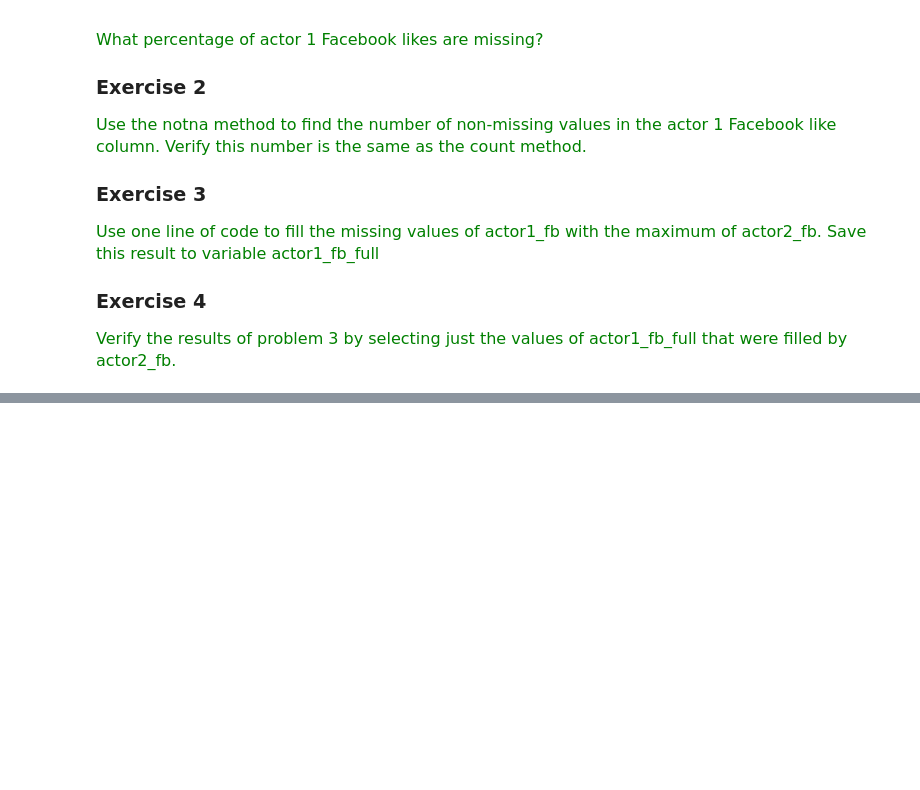
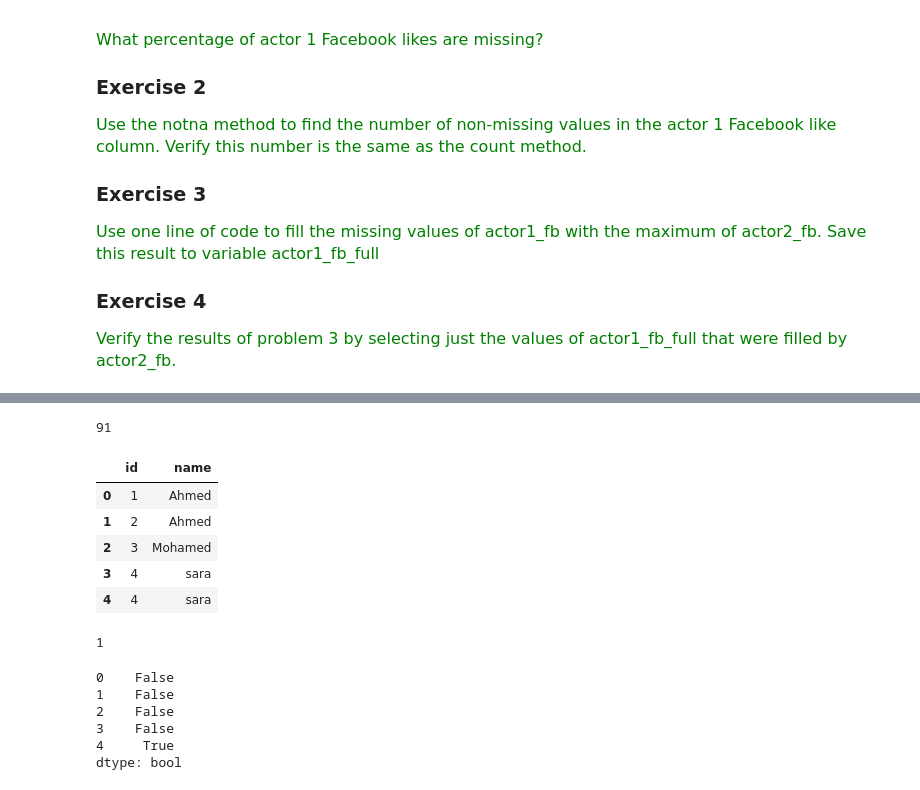
Before and after one commit to HalaMostafa/BeIN2023_DataAnalysis, a Jupyter notebook: 03.Missing Values Sorting And Uniquness.ipynb, the cells around one changed output, grey strips where cells are left out. Saved outputs shown, nothing was run; the diff lists cells and outputs as text; code cells hidden in the pictures; blank space fills up the shorter version.

```diff
--- a/03.Missing Values Sorting And Uniquness.ipynb
+++ b/03.Missing Values Sorting And Uniquness.ipynb
@@ -195,2 +255,30 @@ variable actor1_fb_full</span>
+# %%
+movieDf["year"].nunique()
+# %% [output]
+91
 # %%
 # count the number of unique values
+# %%
+df= pd.DataFrame({"id":[1,2,3,4,4],"name":["Ahmed","Ahmed","Mohamed","sara","sara"]})
+df
+# %% [output]
+|  | id | name |
+| 0 | 1 | Ahmed |
+| 1 | 2 | Ahmed |
+| 2 | 3 | Mohamed |
+| 3 | 4 | sara |
+| 4 | 4 | sara |
+# %%
+#check if a row is dulpicate
+df.duplicated().sum()
+# %% [output]
+1
+# %%
+df.duplicated()
+# %% [output]
+0    False
+1    False
+2    False
+3    False
+4     True
+dtype: bool
```
Also changed, not shown: parts of 10 cells of this notebook.
